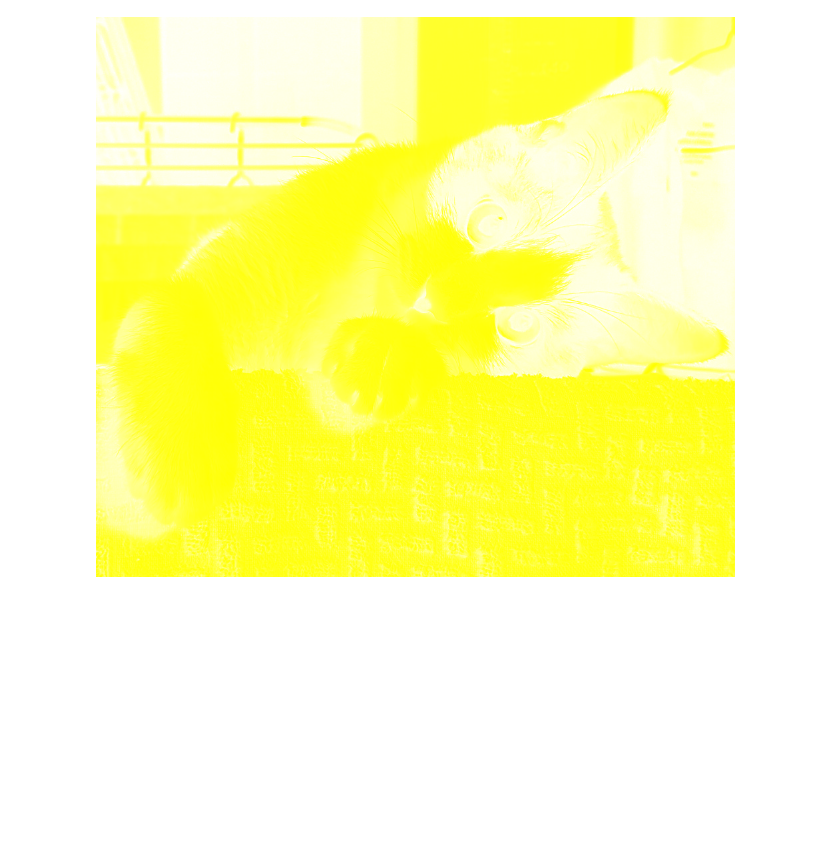
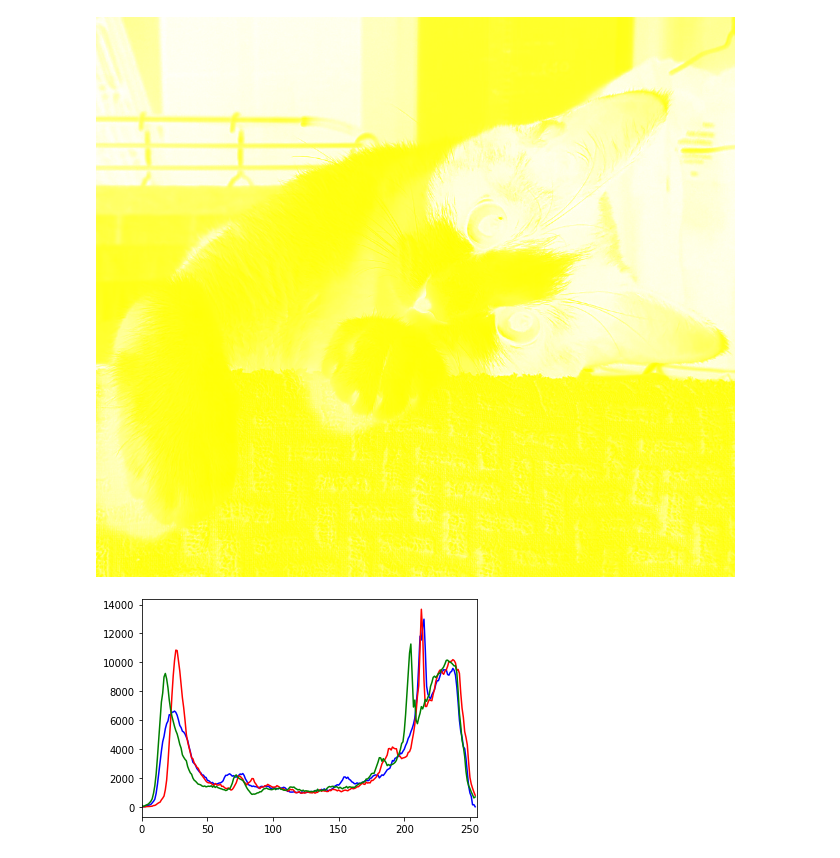
Before and after one commit to Ko4rii/Class2022Spring, a Jupyter notebook: image processing practice.ipynb, the cells around one changed output. Cells and saved outputs as stored; diff of their text form; code cells hidden in the pictures; blank space fills up the shorter version.

```diff
--- a/image processing practice.ipynb
+++ b/image processing practice.ipynb
@@ -32,3 +32,11 @@ image_inverse=255-image_b
 cv2_imshow(image_inverse)
 # %% [output]
 [figure]
+# %%
+color = ['b','r','g']
+for i in range(len(color)):
+  histr = cv2.calcHist([image_bgr],[i],None,[255],[0,255])
+  plt.plot(histr, color = color[i])
+  plt.xlim([0,255])
+# %% [output]
+[figure, added]
```
Also changed, not shown: parts of 1 cell of this notebook.
